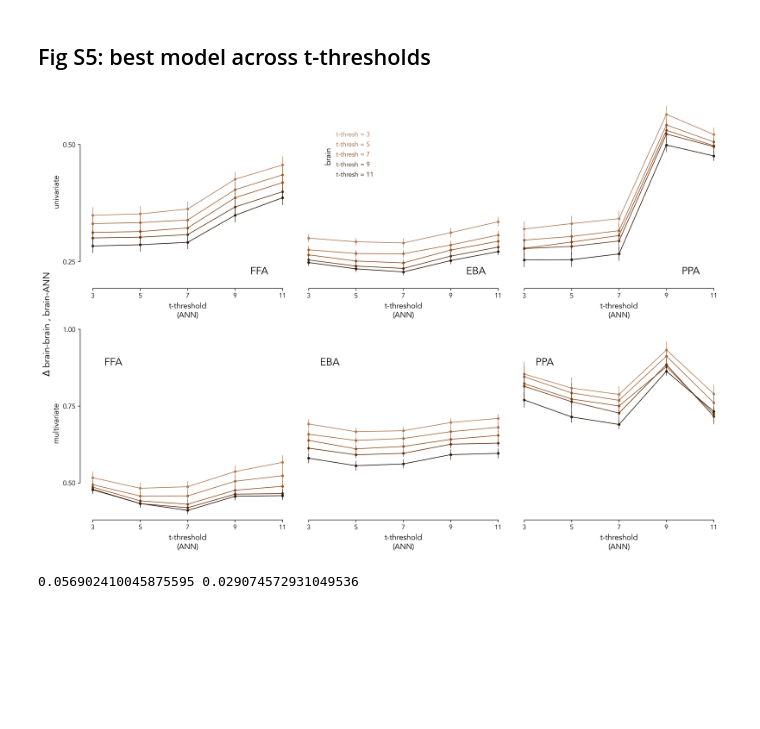
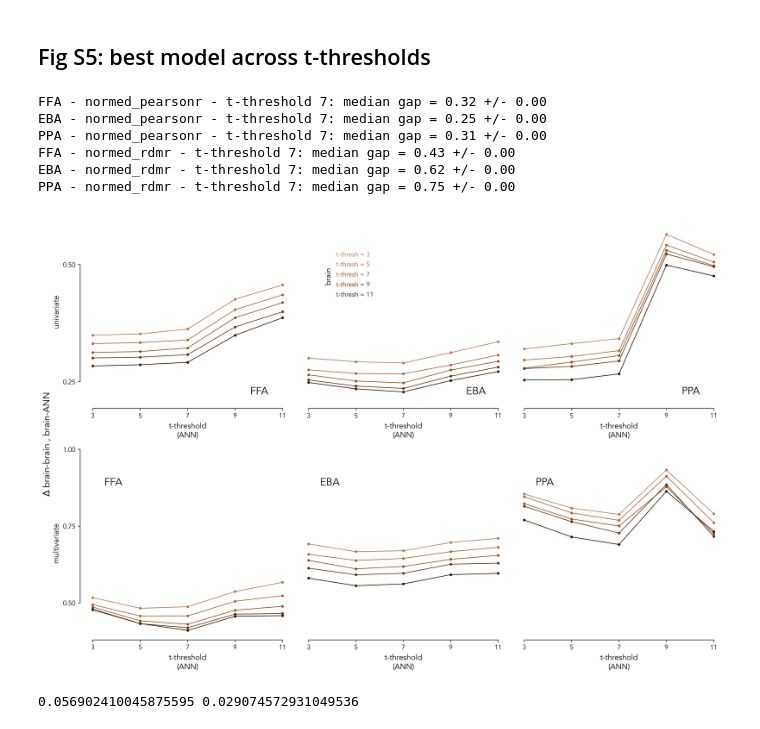
Before and after one commit to murtylab/comparing-category-selectivity, a Jupyter notebook: preprint/preprint_figs_section4.ipynb, the cells around one changed output. Saved outputs shown, nothing was run; the diff lists cells and outputs as text; code cells hidden in the pictures; blank space fills up the shorter version.

```diff
--- a/preprint/preprint_figs_section4.ipynb
+++ b/preprint/preprint_figs_section4.ipynb
@@ -506,0 +571,7 @@ plt.close()
+# %%
+to_model_names = ma.get_model_names('task_optimized')
+tthresholds = [3, 5, 7, 9, 11]
+subjects = [1, 2, 3, 4, 5, 6, 7, 8]
+frois = ['FFA', 'EBA', 'PPA']
+model_localizer = 'grillspector'
+model_localizer_dir = GRILLSPECTOR_LOCALIZER_DIR
@@ -572,5 +925,5 @@ def bootstrap_ci(
 # %%
-savefig = False
+savefig = True
 
 plot_dir = f'{PLOTS_DIR}/supplementary_figures'
 os.makedirs(plot_dir, exist_ok=True)
@@ -618,6 +971,7 @@ for midx, metric in enumerate(metrics):
                         (subjectsubject_correlations_csv['subject2'] == subject)
                     )
                 ][metric]
+                assert len(subjectsubject_froi) == 7, f"Expected 7 correlations for subject {subject}, got {len(subjectsubject_froi)}"
                 hh_corrs.append(subjectsubject_froi.median())
             hh_corrs = np.array(hh_corrs).flatten()
             # Get model-subject correlations
@@ -635,12 +989,15 @@ for midx, metric in enumerate(metrics):
                 mdlsbj_corrs = np.array(mdlsbj_csv[metric].values)
                 t_mdlsbj_diff = hh_corrs - mdlsbj_corrs
                 t_mdlsbj_medians.append(np.median(t_mdlsbj_diff))
-                t_mdlsbj_sems.append(scipy.stats.sem(t_mdlsbj_diff, nan_policy='omit'))
+                # t_mdlsbj_sems.append(scipy.stats.sem(t_mdlsbj_diff, nan_policy='omit'))
+                t_mdlsbj_sems.append(0)
                 # get median and max of the aggregated values
                 # mdlsbj_median = mdlsbj_csv[metric].median()
                 # mdlsbj_sem = mdlsbj_csv[metric].sem() #TODO: Fix for NaNs
                 # t_mdlsbj_medians.append(ceiling_median - mdlsbj_median)
                 # t_mdlsbj_sems.append(mdlsbj_sem)
+                if fmri_tthreshold == 7 and model_tthreshold == 7:
+                    print(f'{froi} - {metric} - t-threshold {fmri_tthreshold}: median gap = {t_mdlsbj_medians[-1]:.2f} +/- {t_mdlsbj_sems[-1]:.2f}')
             # line plot with shaded area for this model tthreshold
             fmri_t_color = modelsubject_t_colors[ftidx]
             axs[midx, fidx].plot(
@@ -701,36 +1058,41 @@ for midx, metric in enumerate(metrics):
             labels = [
                 't-thresh = 3',
                 't-thresh = 5',
                 't-thresh = 7',
                 't-thresh = 9',
                 't-thresh = 11'
             ]
             handles = [
                 Line2D([], [], linestyle='none', label=lab)
                 for lab in labels
             ]
             leg = axs[midx, fidx].legend(
                 handles=handles, frameon=False, handlelength=0, handletextpad=0,
                 loc='upper left', fontsize=10, bbox_to_anchor=(0.15, 0.85)
             )
             # leg.set_title("brain", prop={'size': 14})
             axs[midx, fidx].text(
                 0.14, 0.735, "brain", transform=axs[midx, fidx].transAxes, rotation=90,
                 fontsize=12, verticalalignment='top', horizontalalignment='center',
                 fontweight='bold',
             )
             # Color each legend text
             for text, color in zip(leg.get_texts(), modelsubject_t_colors):
                 text.set_color(color)
 fig.supylabel(r"$\Delta$ brain-brain , brain-ANN", fontsize=14)
 plt.tight_layout()
 if savefig:
     plt.savefig(f'{plot_dir}/figS5_ViTB16SigLIP2_correlations_tthresholds.pdf', dpi=300, bbox_inches='tight', transparent=True)
-else:
-    plt.show()
+plt.show()
 plt.close(fig)
 # %% [output]
+FFA - normed_pearsonr - t-threshold 7: median gap = 0.32 +/- 0.00
+EBA - normed_pearsonr - t-threshold 7: median gap = 0.25 +/- 0.00
+PPA - normed_pearsonr - t-threshold 7: median gap = 0.31 +/- 0.00
+FFA - normed_rdmr - t-threshold 7: median gap = 0.43 +/- 0.00
+EBA - normed_rdmr - t-threshold 7: median gap = 0.62 +/- 0.00
+PPA - normed_rdmr - t-threshold 7: median gap = 0.75 +/- 0.00
-[figure, old version]
+[figure, new version]
 # %%
 dct = bootstrap_ci(t_mdlsbj_diff)
 print(dct['stat'] - dct['ci_low'], dct['ci_high'] - dct['stat'])
```
Also changed, not shown: parts of 6 cells of this notebook.
